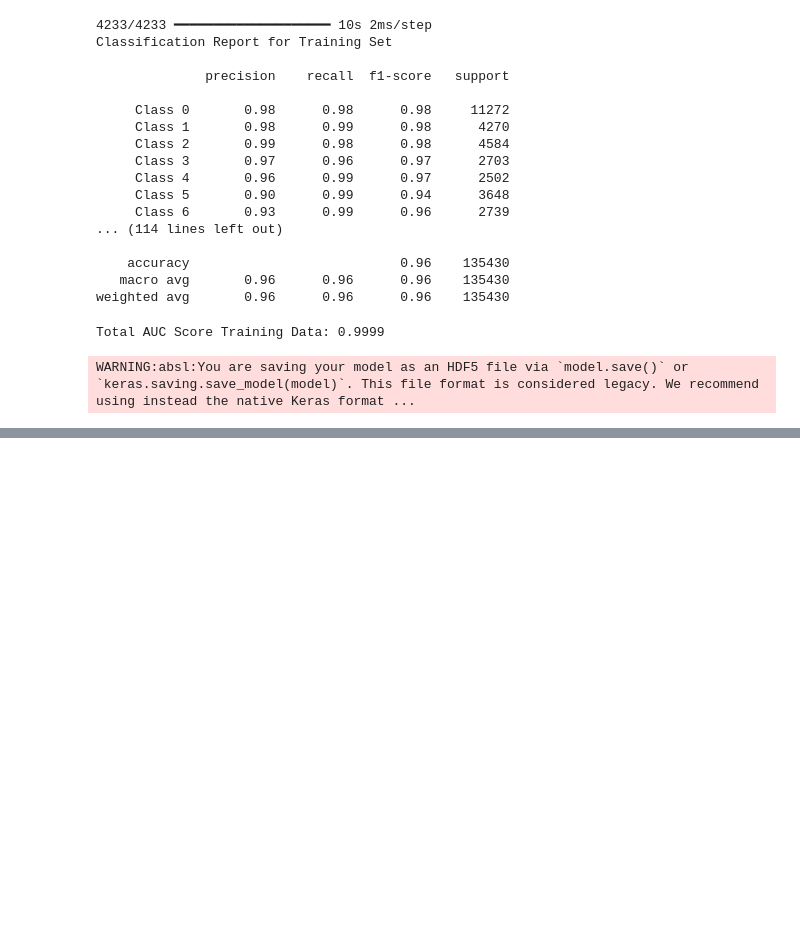
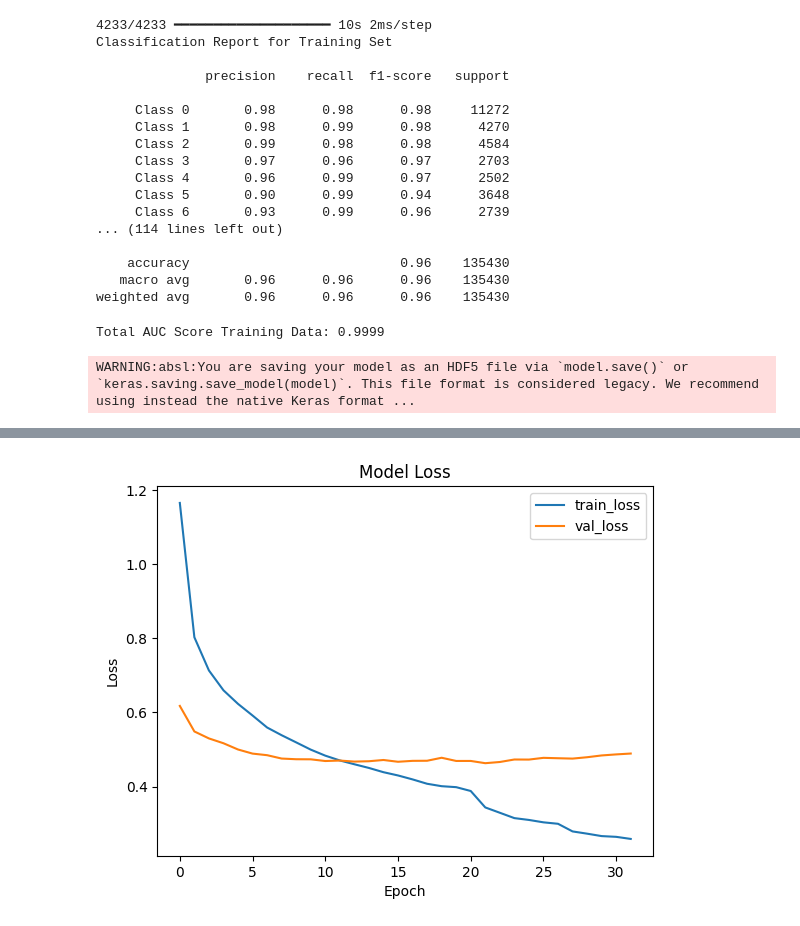
Before and after one commit to D0men1c0/ISSR_Darkweb, a Jupyter notebook: MLModelsBERT/Content/LSTM.ipynb, the cells around one changed output, grey strips where cells are left out. Drawn from its saved outputs; the diff is of its cells as text; code cells hidden in the pictures; blank space fills up the shorter version.

```diff
--- a/MLModelsBERT/Content/LSTM.ipynb
+++ b/MLModelsBERT/Content/LSTM.ipynb
@@ -352,22 +340,16 @@ Model: "functional_77"
 # %%
-early_stopping_callback = EarlyStopping(monitor='val_loss', patience=3, restore_best_weights=True)
-model_checkpoint_callback = ModelCheckpoint(filepath='model_checkpoint.weights.h5', save_weights_only=True,
+early_stopping_callback = EarlyStopping(monitor='val_loss', patience=10, restore_best_weights=True)
+model_checkpoint_callback = ModelCheckpoint(filepath='model_2checkpoint.weights.h5', save_weights_only=True,
                                             monitor='val_accuracy', mode='max', save_best_only=True)
+reduce = ReduceLROnPlateau(monitor='val_loss', factor=0.5, patience=5, min_lr=1e-6)
 
 # Train the model
 history = model.fit(
     [X_train_emb, X_train_ts],  # input for embeddings and time series
     y_train,  # multilabel binary targets
-    epochs=10,  # number of epochs
-    batch_size=64,  # batch size
+    epochs=100,  # number of epochs
+    batch_size=32,  # batch size
     validation_data=([X_test_emb, X_test_ts], y_test),  # validation data
-    callbacks=[early_stopping_callback, model_checkpoint_callback]  # callbacks
+    callbacks=[early_stopping_callback, model_checkpoint_callback, reduce]  # callbacks
 )
-
-# Evaluate the model
-train_loss, train_accuracy = model.evaluate([X_train_emb, X_train_ts], y_train)
-test_loss, test_accuracy = model.evaluate([X_test_emb, X_test_ts], y_test)
-
-print(f'Training loss: {train_loss}, Training accuracy: {train_accuracy}')
-print(f'Test loss: {test_loss}, Test accuracy: {test_accuracy}')
 # %% [output]
@@ -375,0 +373,10 @@ ValueError: Arguments `target` and `output` must have the same rank (ndim). Rece
+# %%
+plt.plot(history.history['loss'], label='train_loss')
+plt.plot(history.history['val_loss'], label='val_loss')
+plt.title('Model Loss')
+plt.xlabel('Epoch')
+plt.ylabel('Loss')
+plt.legend()
+plt.show()
+# %% [output]
+[figure, added]
```
Also changed, not shown: parts of 10 cells of this notebook, 2 other files.
